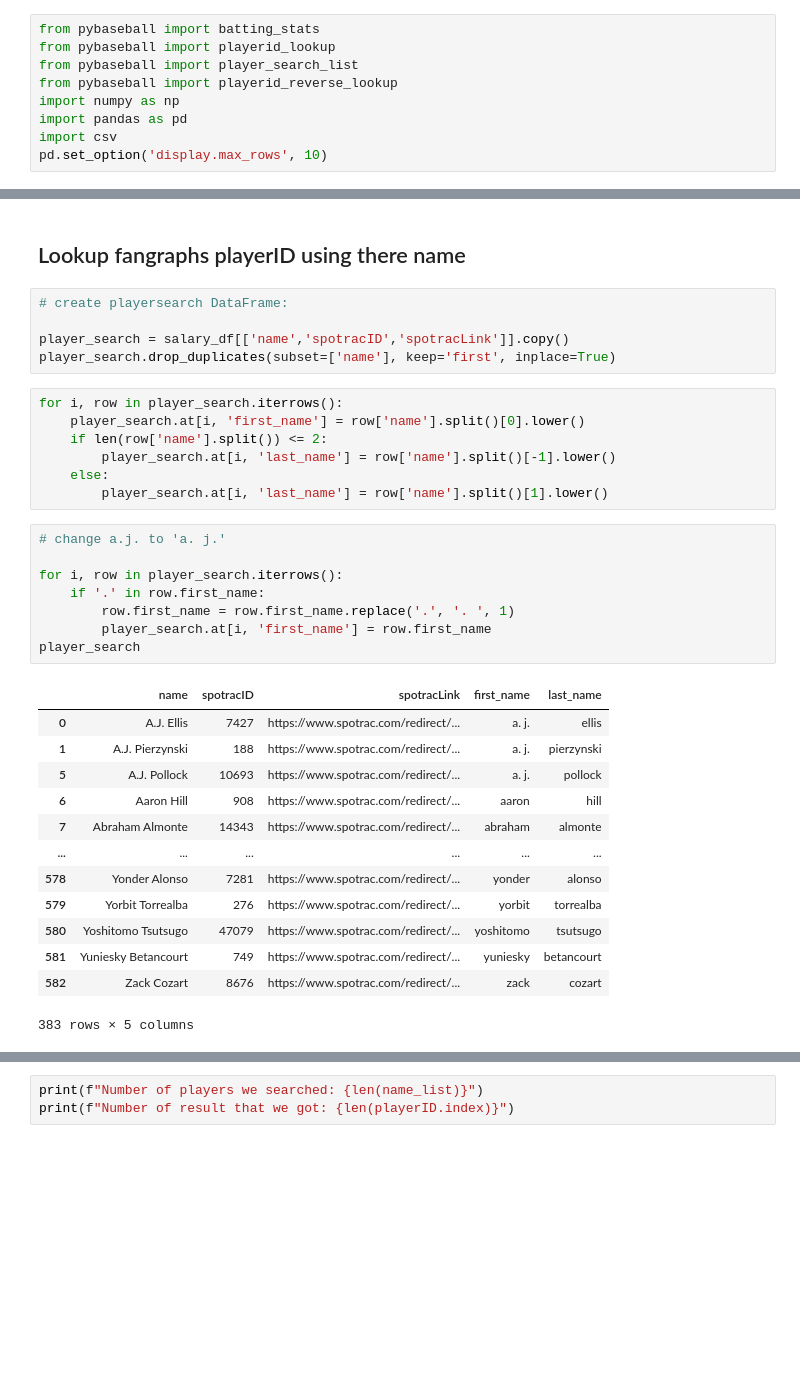
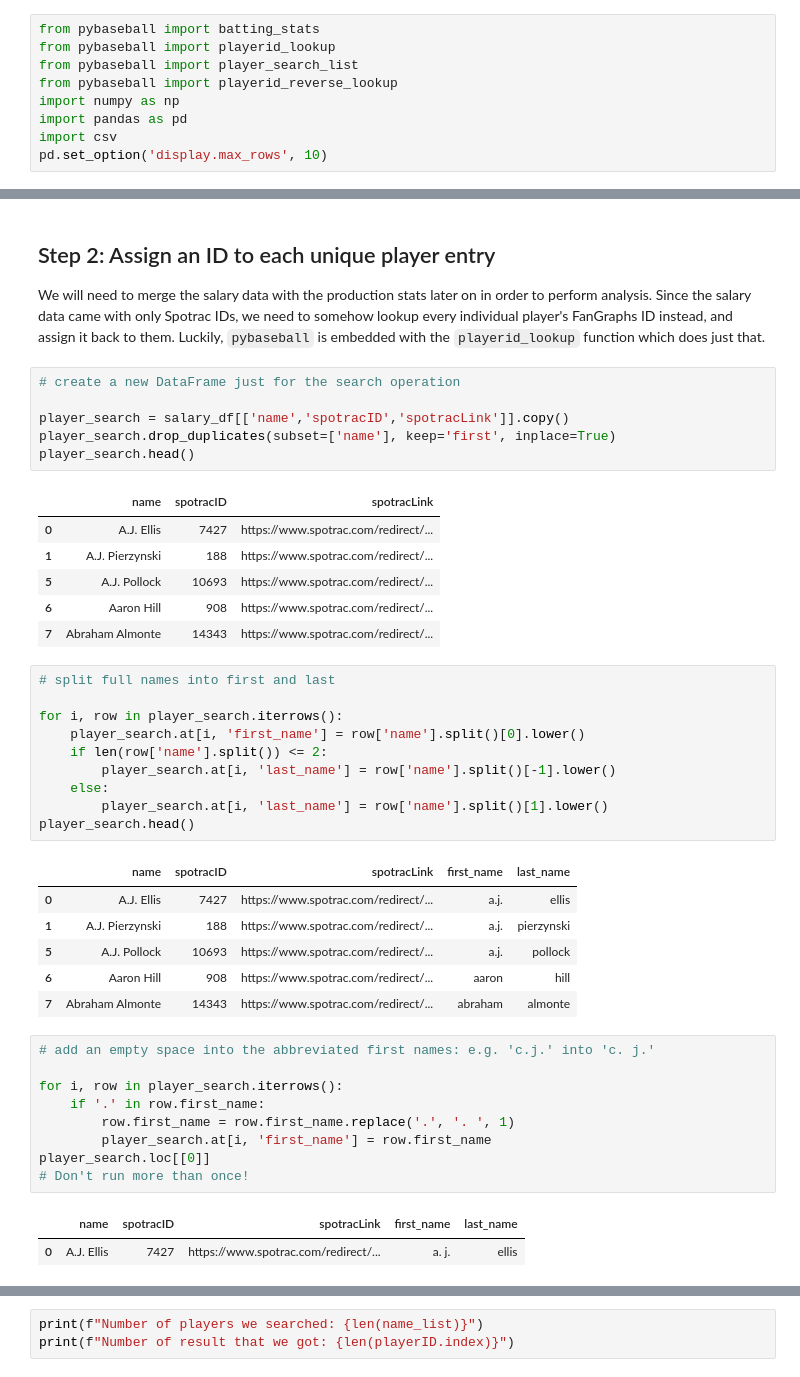
Before and after one commit to cj0121/mlb-salary-prediction, a Jupyter notebook: data_cleaning.ipynb, the cells around one changed output, grey strips where cells are left out. Saved outputs shown, nothing was run; the diff lists cells and outputs as text; blank space fills up the shorter version.

```diff
--- a/data_cleaning.ipynb
+++ b/data_cleaning.ipynb
@@ -51,38 +97,47 @@ unique[unique.duplicated(subset=['name'], keep=False)]
 |  | name | position | age | from_team | to_tam | contract_length | total_salary | avg_salary | year | ... |
 # %% [markdown]
-## Lookup fangraphs playerID using there name
+## Step 2: Assign an ID to each unique player entry
+We will need to merge the salary data with the production stats later on in order to perform analysis. Since the salary data came with only Spotrac IDs, we need to somehow lookup every individual player's FanGraphs ID instead, and assign it back to them. Luckily, `pybaseball` is embedded with the `playerid_lookup` function which does just that.
 # %%
-# create playersearch DataFrame:
+# create a new DataFrame just for the search operation
 
 player_search = salary_df[['name','spotracID','spotracLink']].copy()
 player_search.drop_duplicates(subset=['name'], keep='first', inplace=True)
+player_search.head()
+# %% [output]
+|  | name | spotracID | spotracLink |
+| 0 | A.J. Ellis | 7427 | https://www.spotrac.com/redirect/... |
+| 1 | A.J. Pierzynski | 188 | https://www.spotrac.com/redirect/... |
+| 5 | A.J. Pollock | 10693 | https://www.spotrac.com/redirect/... |
+| 6 | Aaron Hill | 908 | https://www.spotrac.com/redirect/... |
+| 7 | Abraham Almonte | 14343 | https://www.spotrac.com/redirect/... |
 # %%
+# split full names into first and last
+
 for i, row in player_search.iterrows():
     player_search.at[i, 'first_name'] = row['name'].split()[0].lower()
     if len(row['name'].split()) <= 2:
         player_search.at[i, 'last_name'] = row['name'].split()[-1].lower()
     else:
         player_search.at[i, 'last_name'] = row['name'].split()[1].lower()
+player_search.head()
+# %% [output]
+|  | name | spotracID | spotracLink | first_name | last_name |
+| 0 | A.J. Ellis | 7427 | https://www.spotrac.com/redirect/... | a.j. | ellis |
+| 1 | A.J. Pierzynski | 188 | https://www.spotrac.com/redirect/... | a.j. | pierzynski |
+| 5 | A.J. Pollock | 10693 | https://www.spotrac.com/redirect/... | a.j. | pollock |
+| 6 | Aaron Hill | 908 | https://www.spotrac.com/redirect/... | aaron | hill |
+| 7 | Abraham Almonte | 14343 | https://www.spotrac.com/redirect/... | abraham | almonte |
 # %%
-# change a.j. to 'a. j.'
+# add an empty space into the abbreviated first names: e.g. 'c.j.' into 'c. j.'
 
 for i, row in player_search.iterrows():
     if '.' in row.first_name:
         row.first_name = row.first_name.replace('.', '. ', 1)
         player_search.at[i, 'first_name'] = row.first_name
-player_search
+player_search.loc[[0]]
+# Don't run more than once!
 # %% [output]
 |  | name | spotracID | spotracLink | first_name | last_name |
 | 0 | A.J. Ellis | 7427 | https://www.spotrac.com/redirect/... | a. j. | ellis |
-| 1 | A.J. Pierzynski | 188 | https://www.spotrac.com/redirect/... | a. j. | pierzynski |
-| 5 | A.J. Pollock | 10693 | https://www.spotrac.com/redirect/... | a. j. | pollock |
-| 6 | Aaron Hill | 908 | https://www.spotrac.com/redirect/... | aaron | hill |
-| 7 | Abraham Almonte | 14343 | https://www.spotrac.com/redirect/... | abraham | almonte |
-| ... | ... | ... | ... | ... | ... |
-| 578 | Yonder Alonso | 7281 | https://www.spotrac.com/redirect/... | yonder | alonso |
-| 579 | Yorbit Torrealba | 276 | https://www.spotrac.com/redirect/... | yorbit | torrealba |
-| 580 | Yoshitomo Tsutsugo | 47079 | https://www.spotrac.com/redirect/... | yoshitomo | tsutsugo |
-| 581 | Yuniesky Betancourt | 749 | https://www.spotrac.com/redirect/... | yuniesky | betancourt |
-| 582 | Zack Cozart | 8676 | https://www.spotrac.com/redirect/... | zack | cozart |
-383 rows × 5 columns
 # %%
```
Also changed, not shown: parts of 32 cells of this notebook, 2 other files.
